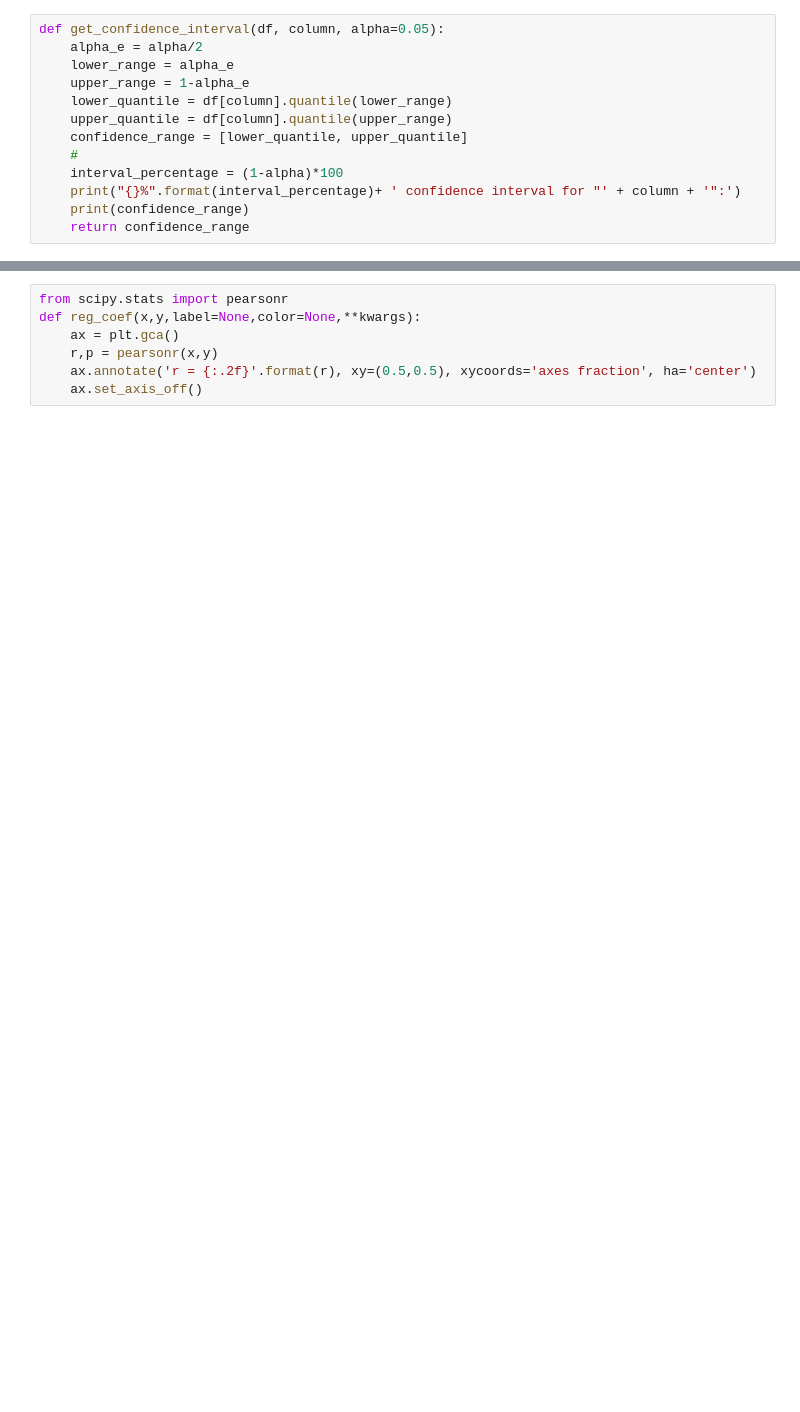
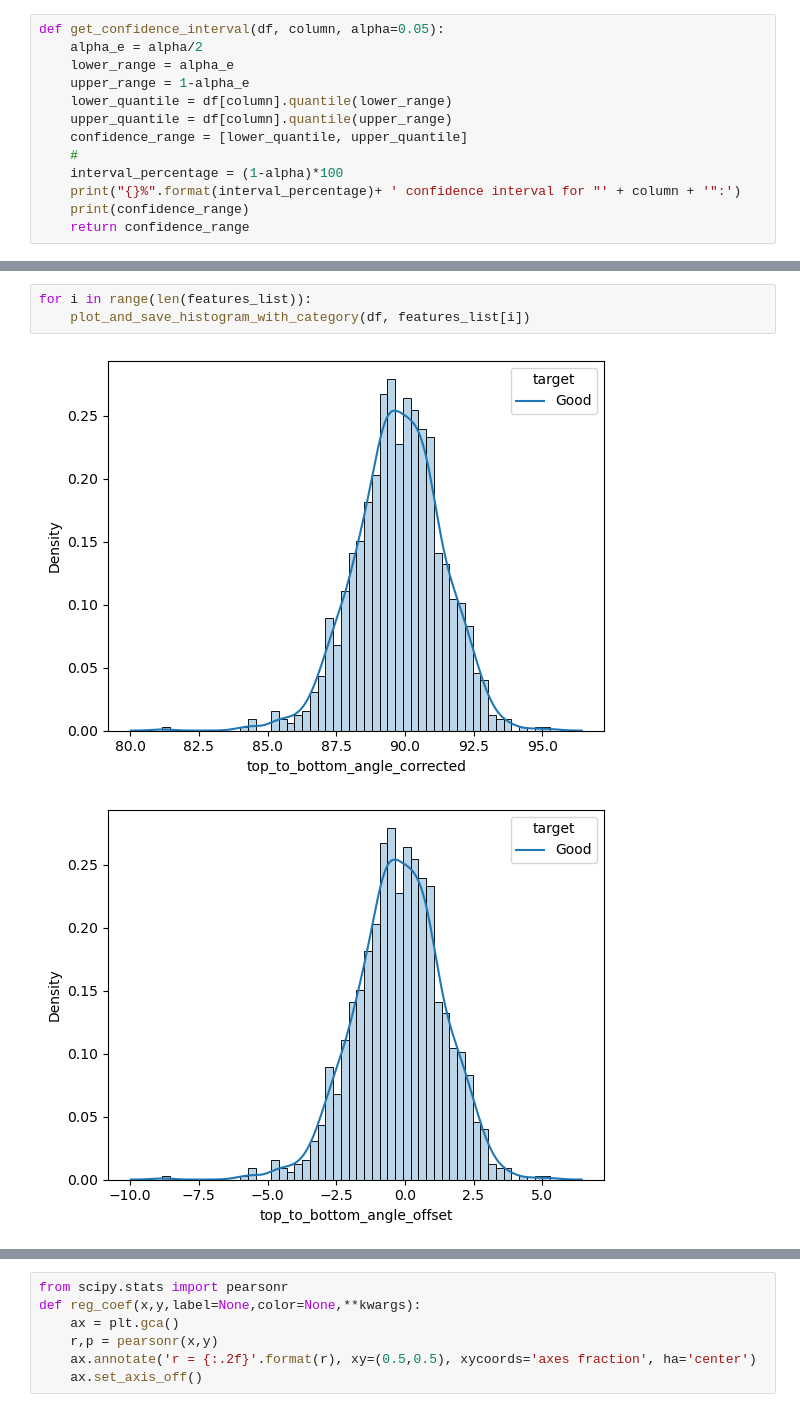
Before and after one commit to DFD-BD/IPD_measuring_app, a Jupyter notebook: analysis_criteria/image_analysis.ipynb, the cells around one changed output, grey strips where cells are left out. Saved outputs shown, nothing was run; the diff lists cells and outputs as text; blank space fills up the shorter version.

```diff
--- a/analysis_criteria/image_analysis.ipynb
+++ b/analysis_criteria/image_analysis.ipynb
@@ -215,0 +195,6 @@ plot_and_save_histogram(df, 'area_silhoutte')
+# %%
+for i in range(len(features_list)):
+    plot_and_save_histogram_with_category(df, features_list[i])
+# %% [output]
+[figure, added]
+[figure, added]
```
Also changed, not shown: parts of 19 cells of this notebook, 55 other files.
